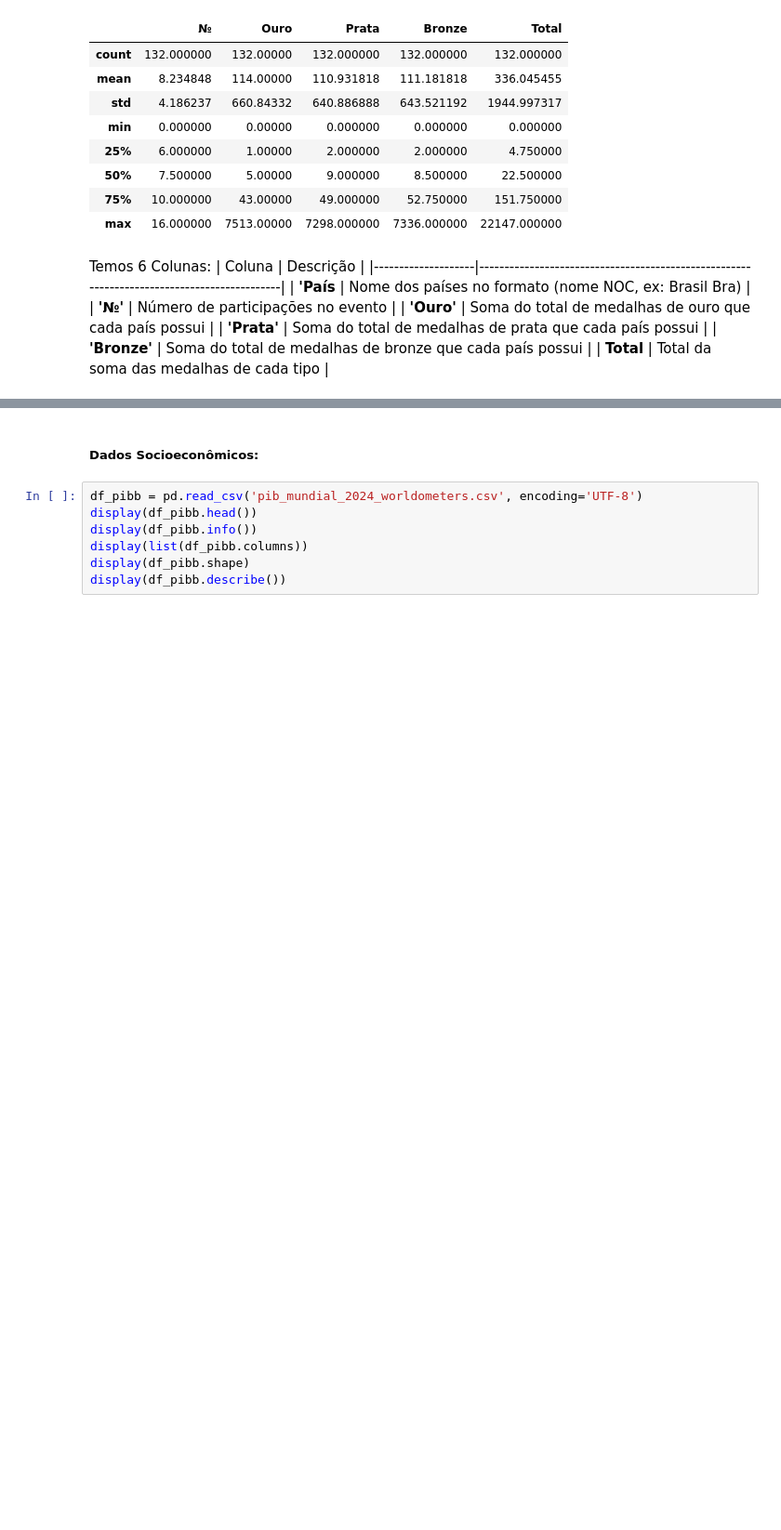
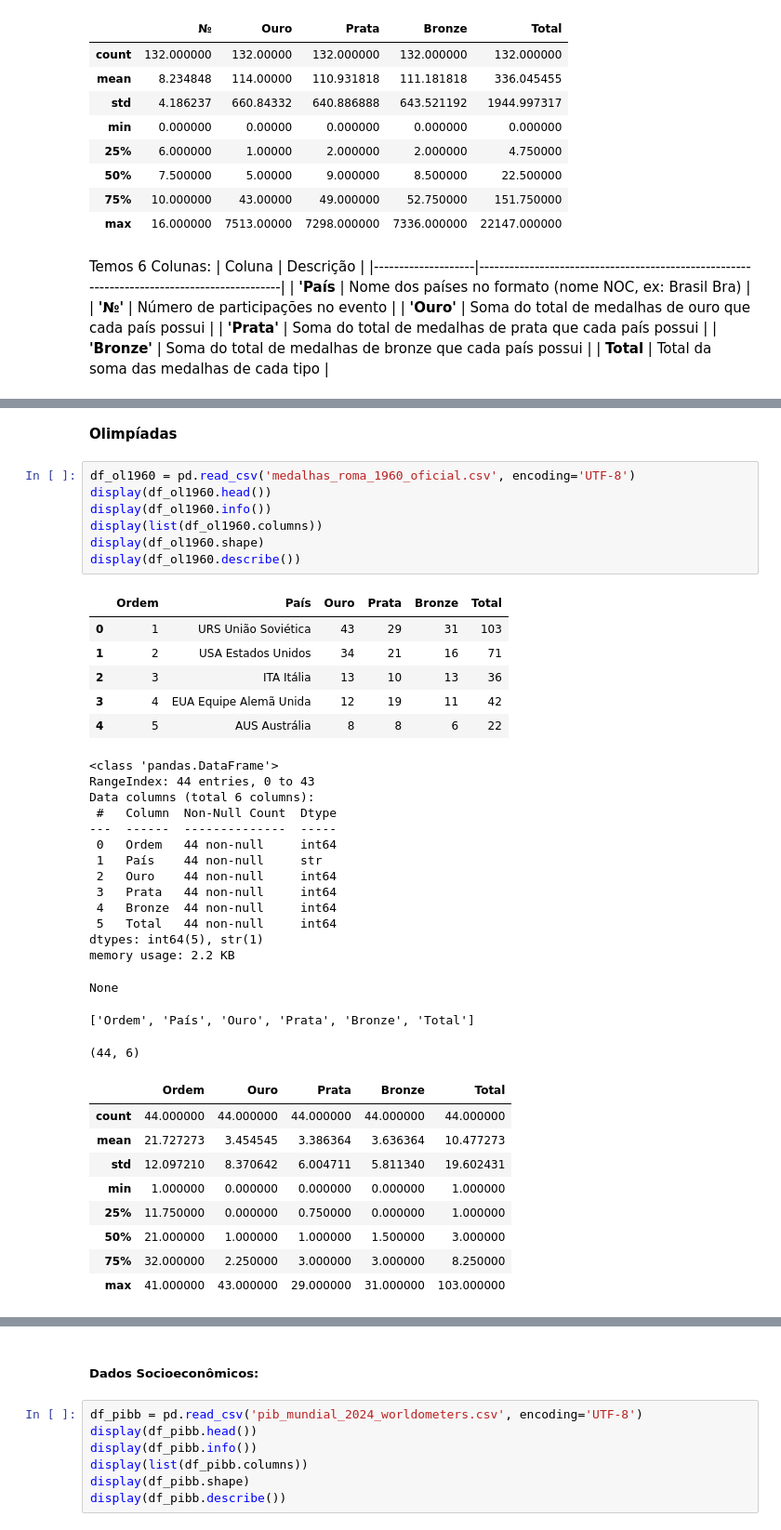
Before and after one commit to ClaraCaldas/Projeto-ICD, a Jupyter notebook: RELATORIO.ipynb, the cells around one changed output, grey strips where cells are left out. Shown at 93% size. Cells and saved outputs as stored; diff of their text form; blank space fills up the shorter version.

```diff
--- a/RELATORIO.ipynb
+++ b/RELATORIO.ipynb
@@ -169,0 +278,41 @@ Temos 6 Colunas:
+# %% [markdown]
+**Olimpíadas**
+# %%
+df_ol1960 = pd.read_csv('medalhas_roma_1960_oficial.csv', encoding='UTF-8')
+display(df_ol1960.head())
+display(df_ol1960.info())
+display(list(df_ol1960.columns))
+display(df_ol1960.shape)
+display(df_ol1960.describe())
+# %% [output]
+|  | Ordem | País | Ouro | Prata | Bronze | Total |
+| 0 | 1 | URS União Soviética | 43 | 29 | 31 | 103 |
+| 1 | 2 | USA Estados Unidos | 34 | 21 | 16 | 71 |
+| 2 | 3 | ITA Itália | 13 | 10 | 13 | 36 |
+| 3 | 4 | EUA Equipe Alemã Unida | 12 | 19 | 11 | 42 |
+| 4 | 5 | AUS Austrália | 8 | 8 | 6 | 22 |
+<class 'pandas.DataFrame'>
+RangeIndex: 44 entries, 0 to 43
+Data columns (total 6 columns):
+ #   Column  Non-Null Count  Dtype
+---  ------  --------------  -----
+ 0   Ordem   44 non-null     int64
+ 1   País    44 non-null     str
+ 2   Ouro    44 non-null     int64
+ 3   Prata   44 non-null     int64
+ 4   Bronze  44 non-null     int64
+ 5   Total   44 non-null     int64
+dtypes: int64(5), str(1)
+memory usage: 2.2 KB
+None
+['Ordem', 'País', 'Ouro', 'Prata', 'Bronze', 'Total']
+(44, 6)
+|  | Ordem | Ouro | Prata | Bronze | Total |
+| count | 44.000000 | 44.000000 | 44.000000 | 44.000000 | 44.000000 |
+| mean | 21.727273 | 3.454545 | 3.386364 | 3.636364 | 10.477273 |
+| std | 12.097210 | 8.370642 | 6.004711 | 5.811340 | 19.602431 |
+| min | 1.000000 | 0.000000 | 0.000000 | 0.000000 | 1.000000 |
+| 25% | 11.750000 | 0.000000 | 0.750000 | 0.000000 | 1.000000 |
+| 50% | 21.000000 | 1.000000 | 1.000000 | 1.500000 | 3.000000 |
+| 75% | 32.000000 | 2.250000 | 3.000000 | 3.000000 | 8.250000 |
+| max | 41.000000 | 43.000000 | 29.000000 | 31.000000 | 103.000000 |
```
Also changed, not shown: parts of 8 cells of this notebook.
